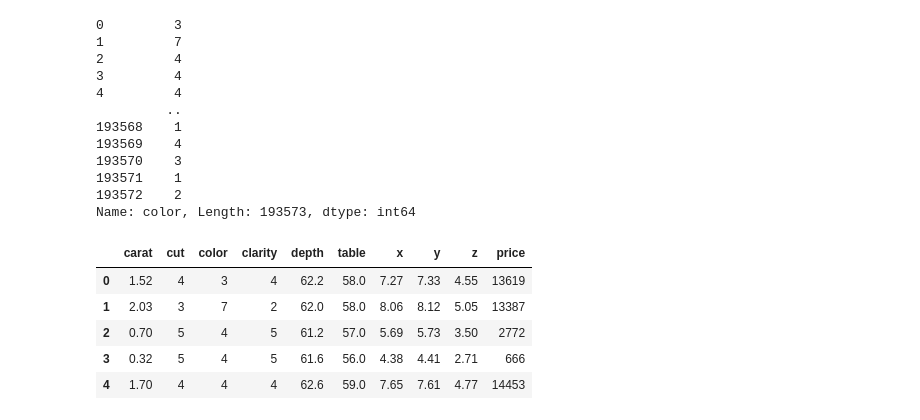
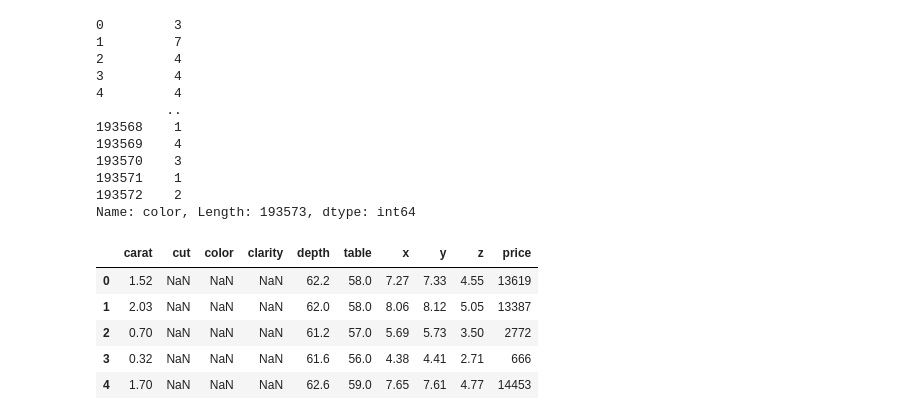
Before and after one commit to shahapudeepali6/Diamond-Price-Prediction-1, a Jupyter notebook: Notebooks/EDA.ipynb, the cells around one changed output. Saved outputs shown, nothing was run; the diff lists cells and outputs as text; code cells hidden in the pictures.

```diff
--- a/Notebooks/EDA.ipynb
+++ b/Notebooks/EDA.ipynb
@@ -313,4 +313,6 @@ df.head()
 | 2 | 2 | 0.70 | Ideal | G | VS1 | 61.2 | 57.0 | 5.69 | 5.73 | 3.50 | 2772 |
 | 3 | 3 | 0.32 | Ideal | G | VS1 | 61.6 | 56.0 | 4.38 | 4.41 | 2.71 | 666 |
 | 4 | 4 | 1.70 | Premium | G | VS2 | 62.6 | 59.0 | 7.65 | 7.61 | 4.77 | 14453 |
+# %%
+df=df_copy
 # %%
@@ -378,15 +380,15 @@ df_copy["color"].replace(color_map)
 193572    2
 Name: color, Length: 193573, dtype: int64
 # %%
-df_copy['cut']=df_copy['cut'].map(cut_map)
-df_copy['clarity'] = df_copy['clarity'].map(clarity_map)
-df_copy['color'] = df_copy['color'].map(color_map)
+df['cut']=df_copy['cut'].map(cut_map)
+df['clarity'] = df_copy['clarity'].map(clarity_map)
+df['color'] = df_copy['color'].map(color_map)
 # %%
-df_copy.head()
+df.head()
 # %% [output]
 |  | carat | cut | color | clarity | depth | table | x | y | z | price |
-| 0 | 1.52 | 4 | 3 | 4 | 62.2 | 58.0 | 7.27 | 7.33 | 4.55 | 13619 |
-| 1 | 2.03 | 3 | 7 | 2 | 62.0 | 58.0 | 8.06 | 8.12 | 5.05 | 13387 |
-| 2 | 0.70 | 5 | 4 | 5 | 61.2 | 57.0 | 5.69 | 5.73 | 3.50 | 2772 |
-| 3 | 0.32 | 5 | 4 | 5 | 61.6 | 56.0 | 4.38 | 4.41 | 2.71 | 666 |
-| 4 | 1.70 | 4 | 4 | 4 | 62.6 | 59.0 | 7.65 | 7.61 | 4.77 | 14453 |
+| 0 | 1.52 | NaN | NaN | NaN | 62.2 | 58.0 | 7.27 | 7.33 | 4.55 | 13619 |
+| 1 | 2.03 | NaN | NaN | NaN | 62.0 | 58.0 | 8.06 | 8.12 | 5.05 | 13387 |
+| 2 | 0.70 | NaN | NaN | NaN | 61.2 | 57.0 | 5.69 | 5.73 | 3.50 | 2772 |
+| 3 | 0.32 | NaN | NaN | NaN | 61.6 | 56.0 | 4.38 | 4.41 | 2.71 | 666 |
+| 4 | 1.70 | NaN | NaN | NaN | 62.6 | 59.0 | 7.65 | 7.61 | 4.77 | 14453 |
```
Also changed, not shown: parts of 8 cells of this notebook, 8 other files.
